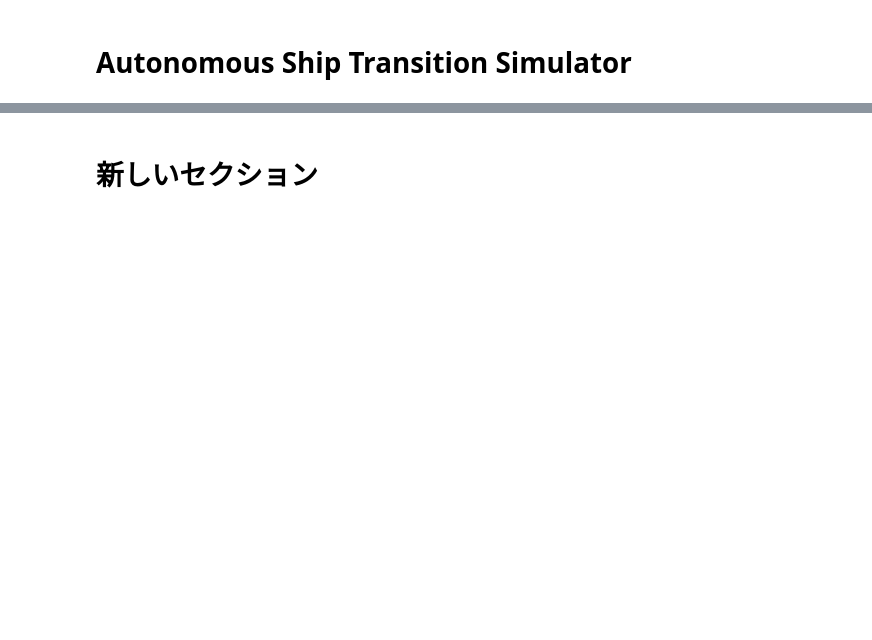
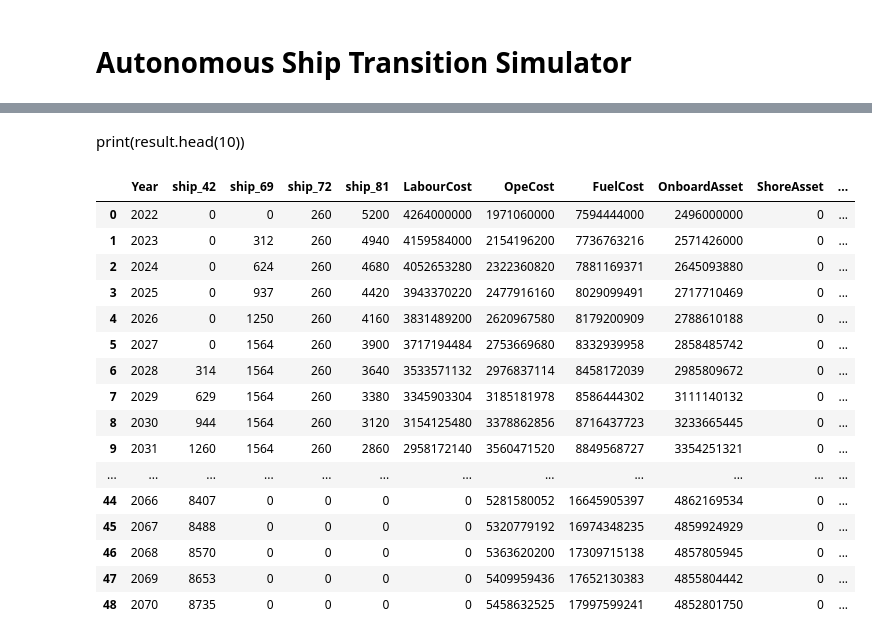
Before and after one commit to tnakash/autoship_trans_sim, a Jupyter notebook: main.ipynb, the cells around one changed output, grey strips where cells are left out. Saved outputs shown, nothing was run; the diff lists cells and outputs as text; code cells hidden in the pictures; blank space fills up the shorter version.

```diff
--- a/main.ipynb
+++ b/main.ipynb
@@ -470,2 +667,22 @@ ship_3 | SituationAwareness: FullAuto | Planning: FullAuto | Control: FullAuto |
-# %% [markdown]
-# 新しいセクション
+# %% [markdown]
+print(result.head(10))
+# %%
+result
+# %% [output]
+|  | Year | ship_42 | ship_69 | ship_72 | ship_81 | LabourCost | OpeCost | FuelCost | OnboardAsset | ShoreAsset | ... |
+| 0 | 2022 | 0 | 0 | 260 | 5200 | 4264000000 | 1971060000 | 7594444000 | 2496000000 | 0 | ... |
+| 1 | 2023 | 0 | 312 | 260 | 4940 | 4159584000 | 2154196200 | 7736763216 | 2571426000 | 0 | ... |
+| 2 | 2024 | 0 | 624 | 260 | 4680 | 4052653280 | 2322360820 | 7881169371 | 2645093880 | 0 | ... |
+| 3 | 2025 | 0 | 937 | 260 | 4420 | 3943370220 | 2477916160 | 8029099491 | 2717710469 | 0 | ... |
+| 4 | 2026 | 0 | 1250 | 260 | 4160 | 3831489200 | 2620967580 | 8179200909 | 2788610188 | 0 | ... |
+| 5 | 2027 | 0 | 1564 | 260 | 3900 | 3717194484 | 2753669680 | 8332939958 | 2858485742 | 0 | ... |
+| 6 | 2028 | 314 | 1564 | 260 | 3640 | 3533571132 | 2976837114 | 8458172039 | 2985809672 | 0 | ... |
+| 7 | 2029 | 629 | 1564 | 260 | 3380 | 3345903304 | 3185181978 | 8586444302 | 3111140132 | 0 | ... |
+| 8 | 2030 | 944 | 1564 | 260 | 3120 | 3154125480 | 3378862856 | 8716437723 | 3233665445 | 0 | ... |
+| 9 | 2031 | 1260 | 1564 | 260 | 2860 | 2958172140 | 3560471520 | 8849568727 | 3354251321 | 0 | ... |
+| ... | ... | ... | ... | ... | ... | ... | ... | ... | ... | ... | ... |
+| 44 | 2066 | 8407 | 0 | 0 | 0 | 0 | 5281580052 | 16645905397 | 4862169534 | 0 | ... |
+| 45 | 2067 | 8488 | 0 | 0 | 0 | 0 | 5320779192 | 16974348235 | 4859924929 | 0 | ... |
+| 46 | 2068 | 8570 | 0 | 0 | 0 | 0 | 5363620200 | 17309715138 | 4857805945 | 0 | ... |
+| 47 | 2069 | 8653 | 0 | 0 | 0 | 0 | 5409959436 | 17652130383 | 4855804442 | 0 | ... |
+| 48 | 2070 | 8735 | 0 | 0 | 0 | 0 | 5458632525 | 17997599241 | 4852801750 | 0 | ... |
```
Also changed, not shown: parts of 33 cells of this notebook.
